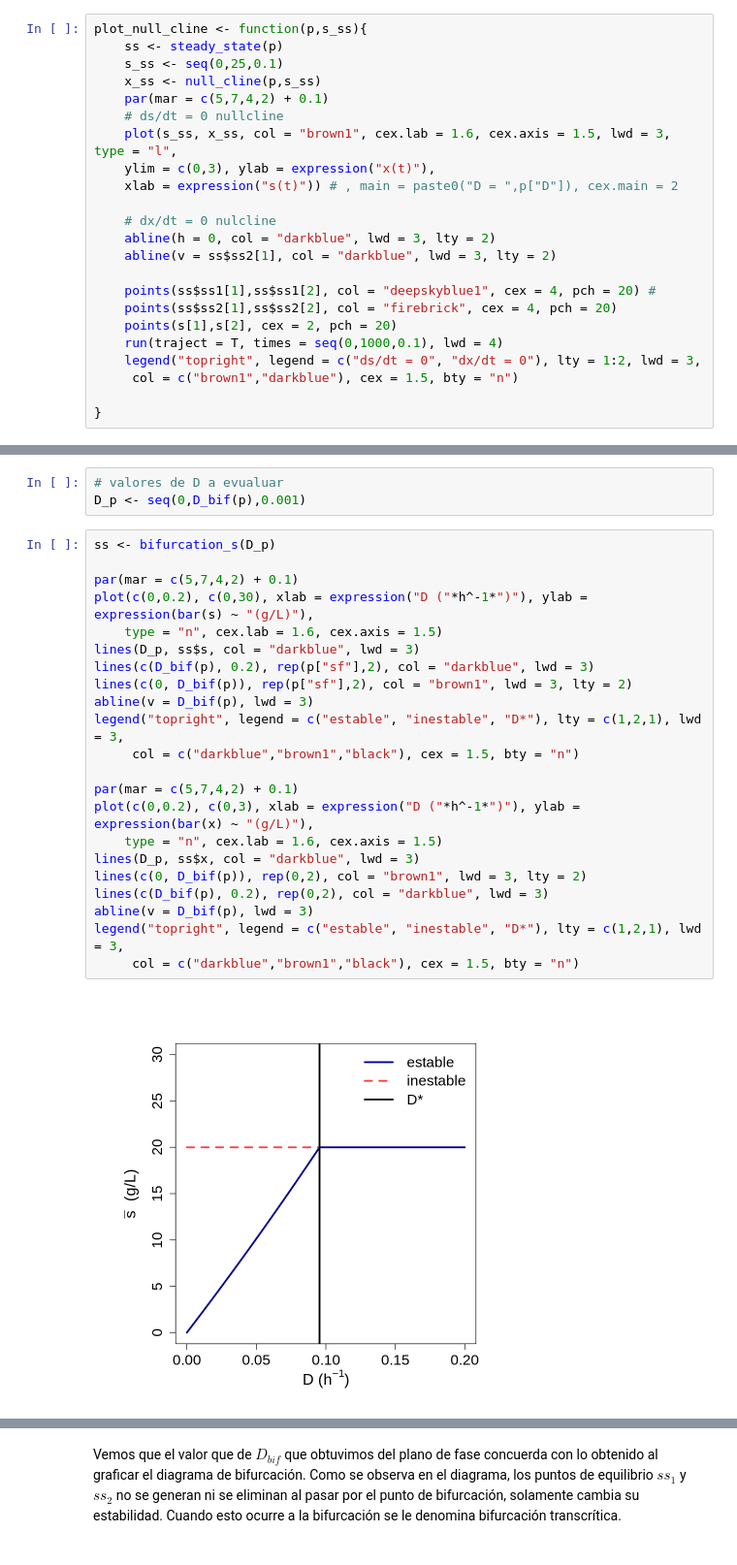
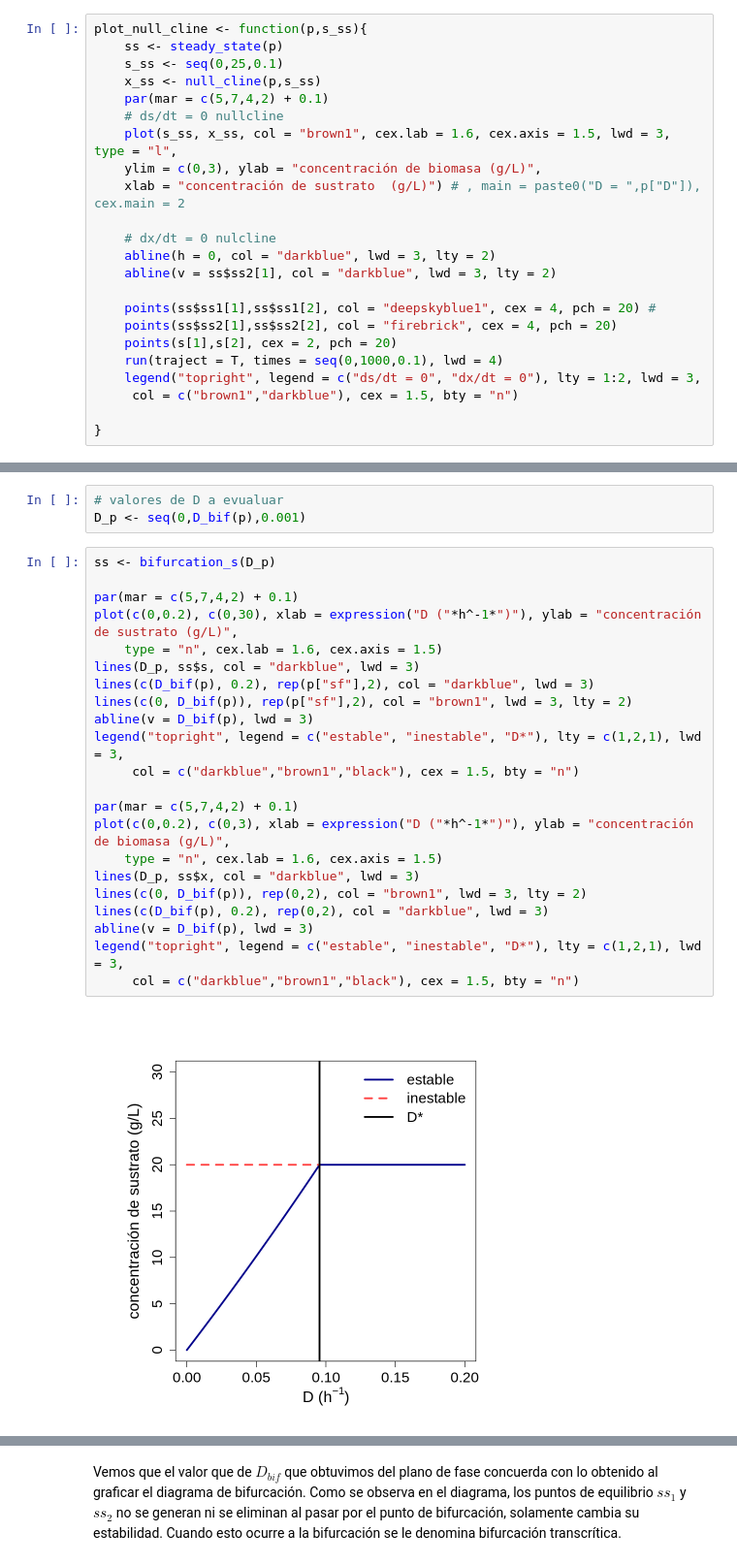
Before and after one commit to JuanM-GG/modelos-tesis, a Jupyter notebook: modelo_monod.ipynb, the cells around one changed output, grey strips where cells are left out. Shown at 97% size. Drawn from its saved outputs; the diff is of its cells as text.

```diff
--- a/modelo_monod.ipynb
+++ b/modelo_monod.ipynb
@@ -391,8 +375,8 @@ plot_null_cline <- function(p,s_ss){
     par(mar = c(5,7,4,2) + 0.1)
     # ds/dt = 0 nullcline
     plot(s_ss, x_ss, col = "brown1", cex.lab = 1.6, cex.axis = 1.5, lwd = 3, type = "l",
-    ylim = c(0,3), ylab = expression("x(t)"),
-    xlab = expression("s(t)")) # , main = paste0("D = ",p["D"]), cex.main = 2
+    ylim = c(0,3), ylab = "concentración de biomasa (g/L)",
+    xlab = "concentración de sustrato  (g/L)") # , main = paste0("D = ",p["D"]), cex.main = 2
 
     # dx/dt = 0 nulcline
     abline(h = 0, col = "darkblue", lwd = 3, lty = 2)
@@ -478,24 +462,24 @@ D_p <- seq(0,D_bif(p),0.001)
 # %%
 ss <- bifurcation_s(D_p)
 
 par(mar = c(5,7,4,2) + 0.1)
-plot(c(0,0.2), c(0,30), xlab = expression("D ("*h^-1*")"), ylab = expression(bar(s) ~ "(g/L)"),
+plot(c(0,0.2), c(0,30), xlab = expression("D ("*h^-1*")"), ylab = "concentración de sustrato (g/L)",
     type = "n", cex.lab = 1.6, cex.axis = 1.5)
 lines(D_p, ss$s, col = "darkblue", lwd = 3)
 lines(c(D_bif(p), 0.2), rep(p["sf"],2), col = "darkblue", lwd = 3)
 lines(c(0, D_bif(p)), rep(p["sf"],2), col = "brown1", lwd = 3, lty = 2)
 abline(v = D_bif(p), lwd = 3)
 legend("topright", legend = c("estable", "inestable", "D*"), lty = c(1,2,1), lwd = 3,
      col = c("darkblue","brown1","black"), cex = 1.5, bty = "n")
 
 par(mar = c(5,7,4,2) + 0.1)
-plot(c(0,0.2), c(0,3), xlab = expression("D ("*h^-1*")"), ylab = expression(bar(x) ~ "(g/L)"),
+plot(c(0,0.2), c(0,3), xlab = expression("D ("*h^-1*")"), ylab = "concentración de biomasa (g/L)",
     type = "n", cex.lab = 1.6, cex.axis = 1.5)
 lines(D_p, ss$x, col = "darkblue", lwd = 3)
 lines(c(0, D_bif(p)), rep(0,2), col = "brown1", lwd = 3, lty = 2)
 lines(c(D_bif(p), 0.2), rep(0,2), col = "darkblue", lwd = 3)
 abline(v = D_bif(p), lwd = 3)
 legend("topright", legend = c("estable", "inestable", "D*"), lty = c(1,2,1), lwd = 3,
      col = c("darkblue","brown1","black"), cex = 1.5, bty = "n")
 # %% [output]
-[figure, old version]
+[figure, new version]
```
Also changed, not shown: parts of 15 cells of this notebook.
